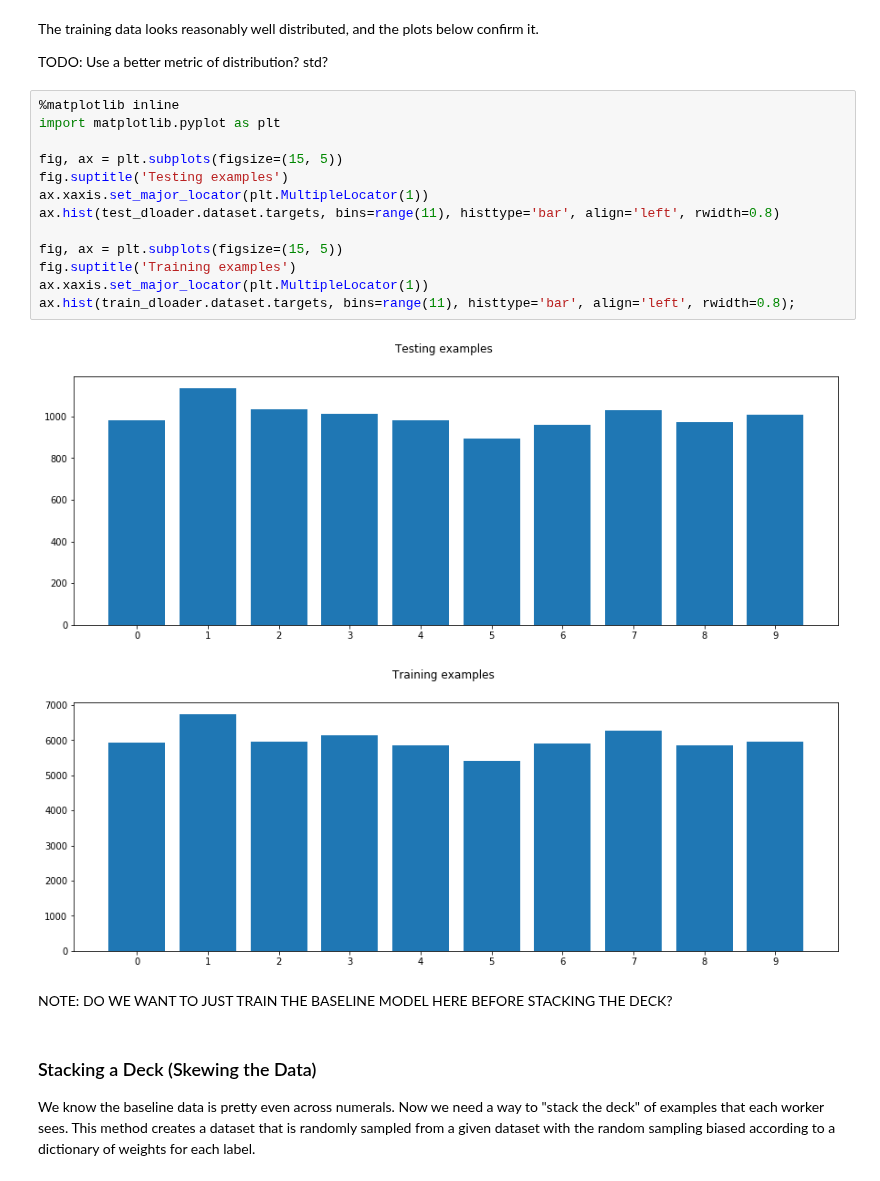
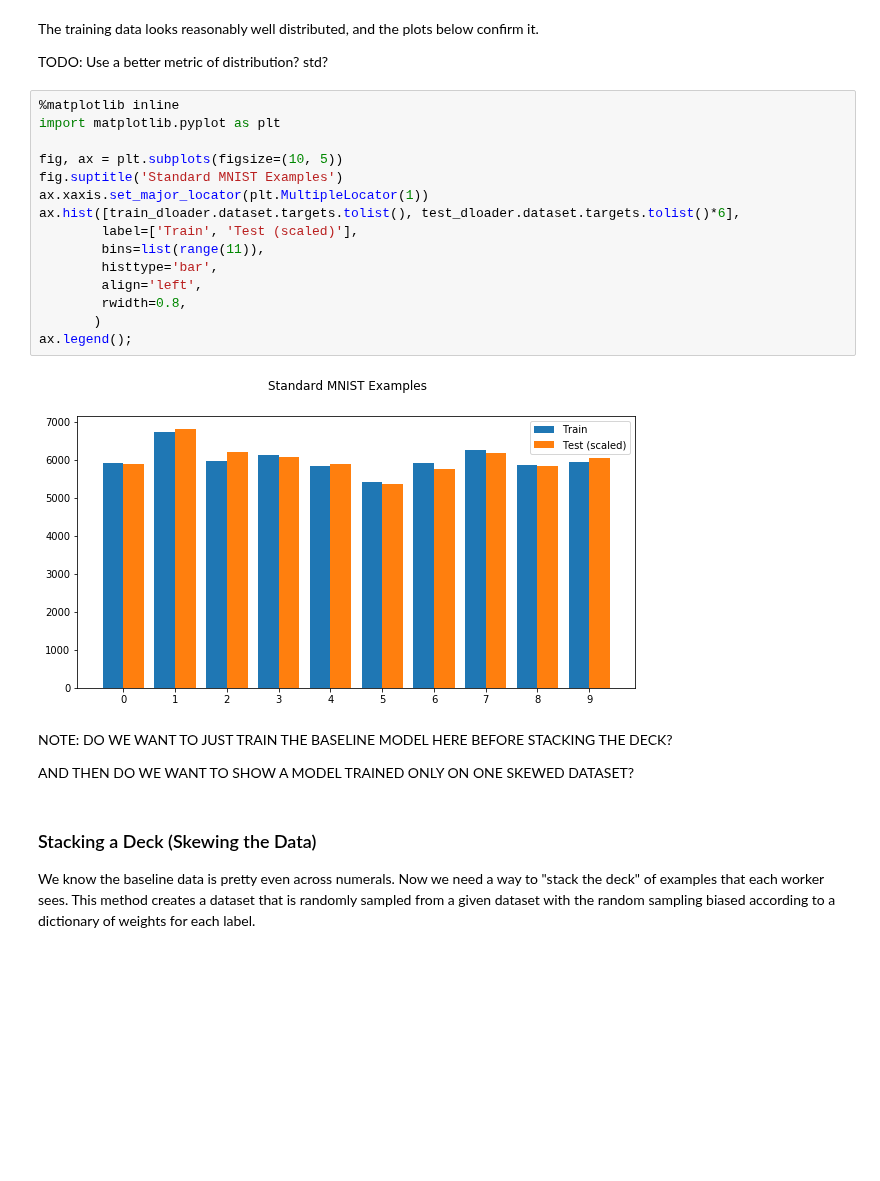
Before and after one commit to rmicallef/bfpytorch, a Jupyter notebook: MNIST-fed.ipynb, the cells around one changed output. Saved outputs shown, nothing was run; the diff lists cells and outputs as text; blank space fills up the shorter version.

Commit message:
with confusing charts

```diff
--- a/MNIST-fed.ipynb
+++ b/MNIST-fed.ipynb
@@ -130,21 +131,24 @@ TODO: Use a better metric of distribution? std?
 # %%
 %matplotlib inline
 import matplotlib.pyplot as plt
 
-fig, ax = plt.subplots(figsize=(15, 5))
-fig.suptitle('Testing examples')
+fig, ax = plt.subplots(figsize=(10, 5))
+fig.suptitle('Standard MNIST Examples')
 ax.xaxis.set_major_locator(plt.MultipleLocator(1))
-ax.hist(test_dloader.dataset.targets, bins=range(11), histtype='bar', align='left', rwidth=0.8)
-
-fig, ax = plt.subplots(figsize=(15, 5))
-fig.suptitle('Training examples')
-ax.xaxis.set_major_locator(plt.MultipleLocator(1))
-ax.hist(train_dloader.dataset.targets, bins=range(11), histtype='bar', align='left', rwidth=0.8);
+ax.hist([train_dloader.dataset.targets.tolist(), test_dloader.dataset.targets.tolist()*6],
+        label=['Train', 'Test (scaled)'],
+        bins=list(range(11)),
+        histtype='bar',
+        align='left',
+        rwidth=0.8,
+       )
+ax.legend();
 # %% [output]
-[figure, old version]
+[figure, new version]
-[figure, removed]
 # %% [markdown]
 NOTE: DO WE WANT TO JUST TRAIN THE BASELINE MODEL HERE BEFORE STACKING THE DECK?
+
+AND THEN DO WE WANT TO SHOW A MODEL TRAINED ONLY ON ONE SKEWED DATASET?
 # %% [markdown]
 ### Stacking a Deck (Skewing the Data)
 
```
Also changed, not shown: parts of 13 cells of this notebook, 1 other file.
